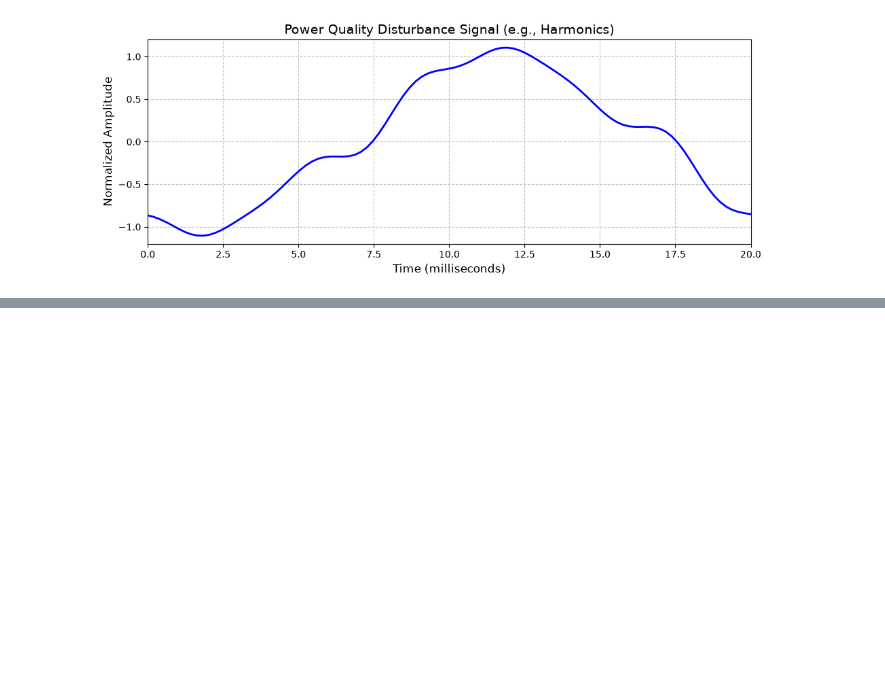
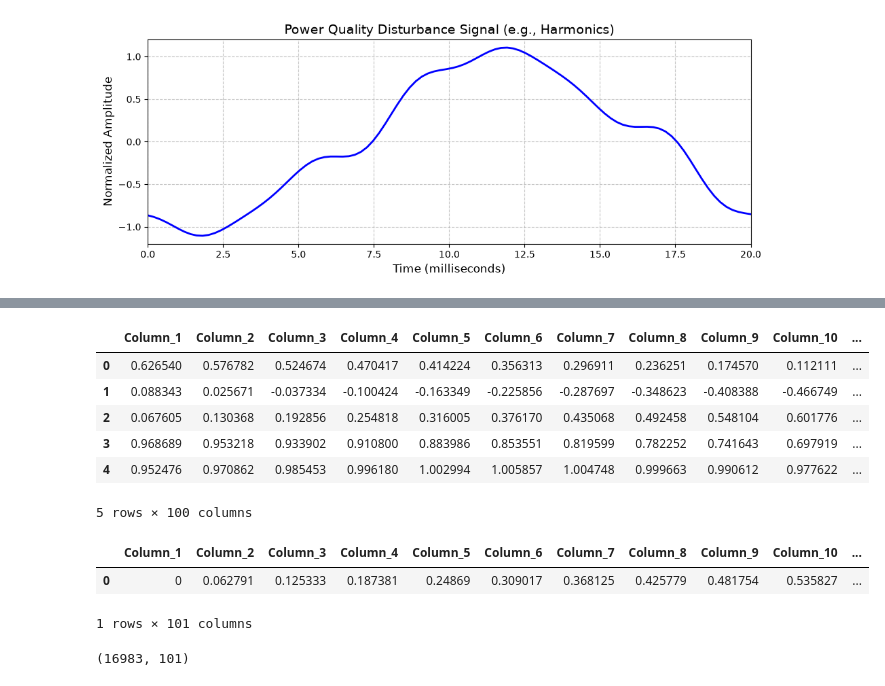
Before and after one commit to SorbieuRnk/PowerQualityDisturbancesClassification, a Jupyter notebook: project.ipynb, the cells around one changed output, grey strips where cells are left out. Cells and saved outputs as stored; diff of their text form; code cells hidden in the pictures; blank space fills up the shorter version.

```diff
--- a/project.ipynb
+++ b/project.ipynb
@@ -131,0 +187,34 @@ plt.show()
+# %%
+def rename_columns(df):
+    # Example: Rename columns as 'Column_1', 'Column_2', etc.
+    new_column_names = [f"Column_{i+1}" for i in range(len(df.columns))]
+    df.columns = new_column_names
+    return df
+# %%
+flicker_df = rename_columns(flicker_df)
+flicker_with_sag_df = rename_columns(flicker_with_sag_df)
+flicker_with_swell_df = rename_columns(flicker_with_swell_df)
+harmonics_df = rename_columns(harmonics_df)
+harmonics_with_sag_df = rename_columns(harmonics_with_sag_df)
+harmonics_with_swell_df = rename_columns(harmonics_with_swell_df)
+interruption_df = rename_columns(interruption_df)
+notch_df = rename_columns(notch_df)
+oscillatory_transient_df = rename_columns(oscillatory_transient_df)
+pure_sinusoidal_df = rename_columns(pure_sinusoidal_df)
+sag_df = rename_columns(sag_df)
+sag_with_harmonics_df = rename_columns(sag_with_harmonics_df)
+sag_with_oscillatory_transient_df = rename_columns(sag_with_oscillatory_transient_df)
+swell_df = rename_columns(swell_df)
+swell_with_harmonics_df = rename_columns(swell_with_harmonics_df)
+swell_with_oscillatory_transient_df = rename_columns(swell_with_oscillatory_transient_df)
+transient_df = rename_columns(transient_df)
+# %%
+flicker_df.head()
+# %% [output]
+|  | Column_1 | Column_2 | Column_3 | Column_4 | Column_5 | Column_6 | Column_7 | Column_8 | Column_9 | Column_10 | ... |
+| 0 | 0.626540 | 0.576782 | 0.524674 | 0.470417 | 0.414224 | 0.356313 | 0.296911 | 0.236251 | 0.174570 | 0.112111 | ... |
+| 1 | 0.088343 | 0.025671 | -0.037334 | -0.100424 | -0.163349 | -0.225856 | -0.287697 | -0.348623 | -0.408388 | -0.466749 | ... |
+| 2 | 0.067605 | 0.130368 | 0.192856 | 0.254818 | 0.316005 | 0.376170 | 0.435068 | 0.492458 | 0.548104 | 0.601776 | ... |
+| 3 | 0.968689 | 0.953218 | 0.933902 | 0.910800 | 0.883986 | 0.853551 | 0.819599 | 0.782252 | 0.741643 | 0.697919 | ... |
+| 4 | 0.952476 | 0.970862 | 0.985453 | 0.996180 | 1.002994 | 1.005857 | 1.004748 | 0.999663 | 0.990612 | 0.977622 | ... |
+5 rows × 100 columns
@@ -131,0 +239,11 @@ plt.show()
+# %%
+swell_df.head(1)
+# %% [output]
+|  | Column_1 | Column_2 | Column_3 | Column_4 | Column_5 | Column_6 | Column_7 | Column_8 | Column_9 | Column_10 | ... |
+| 0 | 0 | 0.062791 | 0.125333 | 0.187381 | 0.24869 | 0.309017 | 0.368125 | 0.425779 | 0.481754 | 0.535827 | ... |
+1 rows × 101 columns
+# %%
+combined_df = pd.concat([flicker_df, flicker_with_sag_df, flicker_with_swell_df, harmonics_df, harmonics_with_sag_df, harmonics_with_swell_df, interruption_df, notch_df, oscillatory_transient_df, pure_sinusoidal_df, sag_df, sag_with_harmonics_df,sag_with_oscillatory_transient_df, swell_df,swell_with_harmonics_df, swell_with_oscillatory_transient_df, transient_df], axis=0)
+combined_df.shape
+# %% [output]
+(16983, 101)
```
Also changed, not shown: parts of 7 cells of this notebook, 1 other file.
